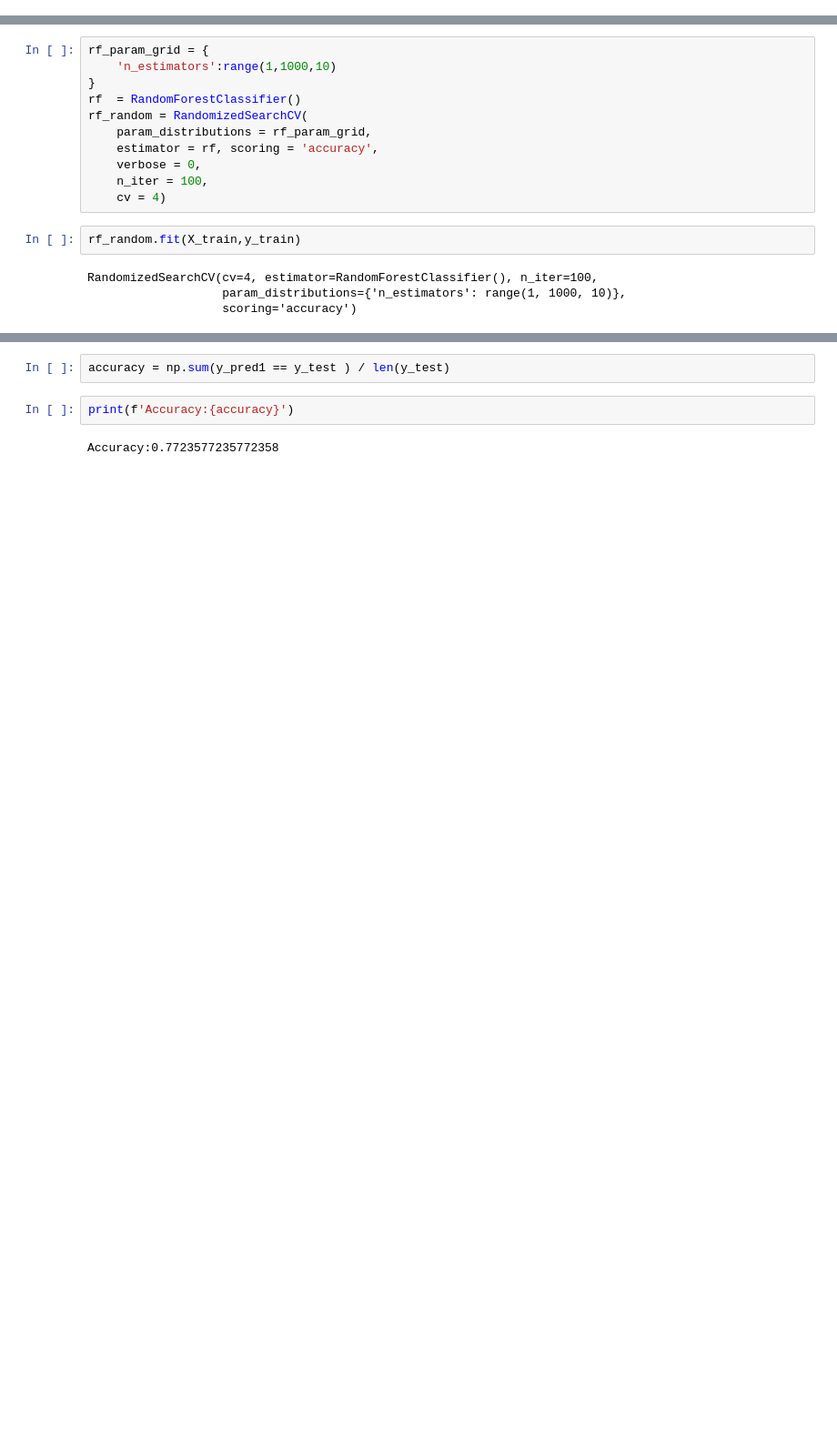
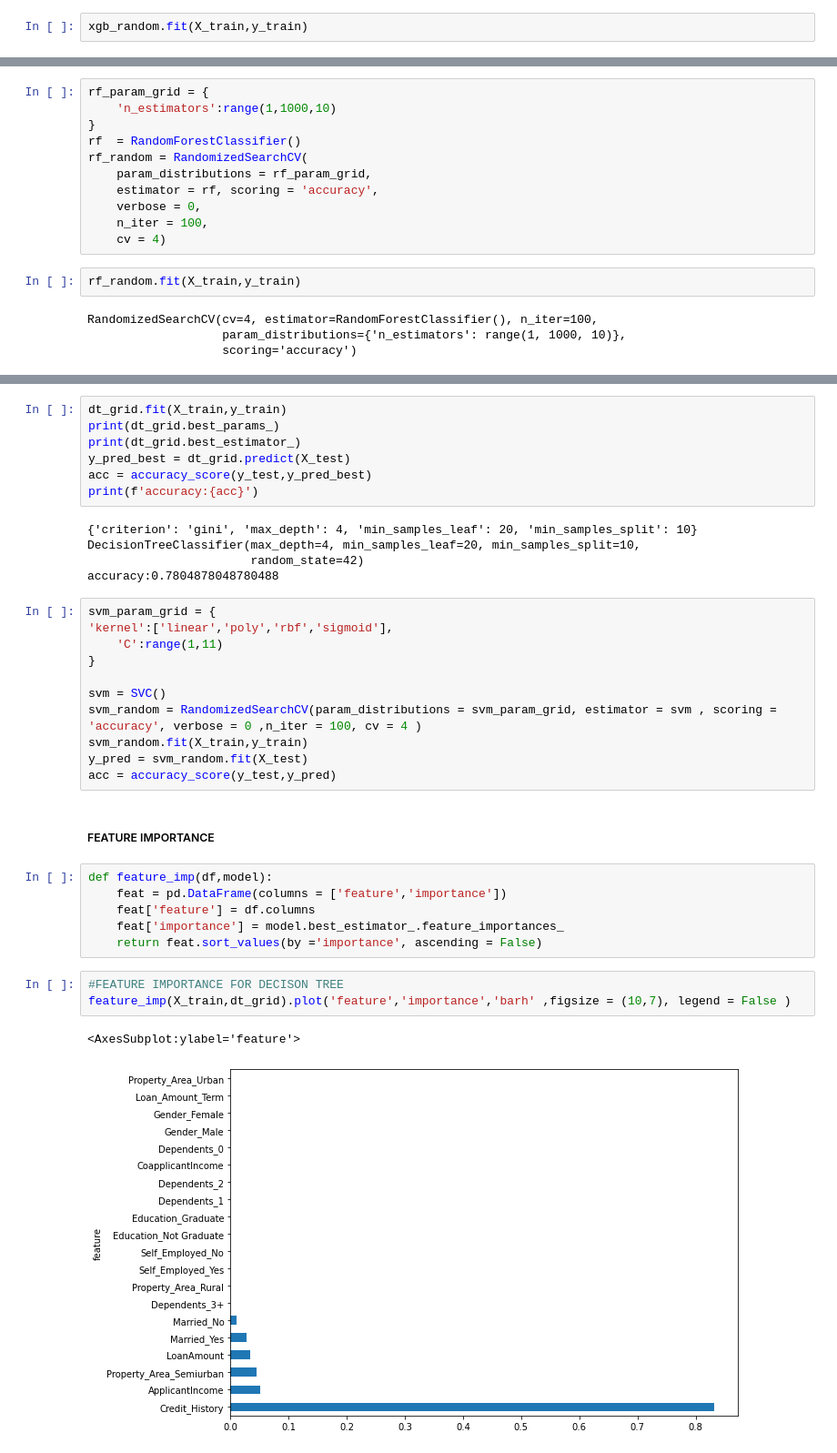
Before and after one commit to Safo-Prince/loan-prediction, a Jupyter notebook: loan-prediction.ipynb, the cells around one changed output, grey strips where cells are left out. Shown at 91% size. Saved outputs shown, nothing was run; the diff lists cells and outputs as text; blank space fills up the shorter version.

```diff
--- a/loan-prediction.ipynb
+++ b/loan-prediction.ipynb
@@ -127,0 +191,2 @@ gbm_param_grid = {
+# %%
+xgb_random.fit(X_train,y_train)
@@ -153,6 +268,37 @@ y_pred1  = rf_random.predict(X_test)
 # %%
-accuracy = np.sum(y_pred1 == y_test ) / len(y_test)
+dt_grid.fit(X_train,y_train)
+print(dt_grid.best_params_)
+print(dt_grid.best_estimator_)
+y_pred_best = dt_grid.predict(X_test)
+acc = accuracy_score(y_test,y_pred_best)
+print(f'accuracy:{acc}')
+# %% [output]
+{'criterion': 'gini', 'max_depth': 4, 'min_samples_leaf': 20, 'min_samples_split': 10}
+DecisionTreeClassifier(max_depth=4, min_samples_leaf=20, min_samples_split=10,
+                       random_state=42)
+accuracy:0.7804878048780488
-# %%
-print(f'Accuracy:{accuracy}')
-# %% [output]
-Accuracy:0.7723577235772358
+# %%
+svm_param_grid = {
+'kernel':['linear','poly','rbf','sigmoid'],
+    'C':range(1,11)
+}
+
+svm = SVC()
+svm_random = RandomizedSearchCV(param_distributions = svm_param_grid, estimator = svm , scoring = 'accuracy', verbose = 0 ,n_iter = 100, cv = 4 )
+svm_random.fit(X_train,y_train)
+y_pred = svm_random.fit(X_test)
+acc = accuracy_score(y_test,y_pred)
+# %% [markdown]
+#####  FEATURE IMPORTANCE
+# %%
+def feature_imp(df,model):
+    feat = pd.DataFrame(columns = ['feature','importance'])
+    feat['feature'] = df.columns
+    feat['importance'] = model.best_estimator_.feature_importances_
+    return feat.sort_values(by ='importance', ascending = False)
+# %%
+#FEATURE IMPORTANCE FOR DECISON TREE
+feature_imp(X_train,dt_grid).plot('feature','importance','barh' ,figsize = (10,7), legend = False )
+# %% [output]
+<AxesSubplot:ylabel='feature'>
+[figure, added]
```
Also changed, not shown: parts of 15 cells of this notebook.
